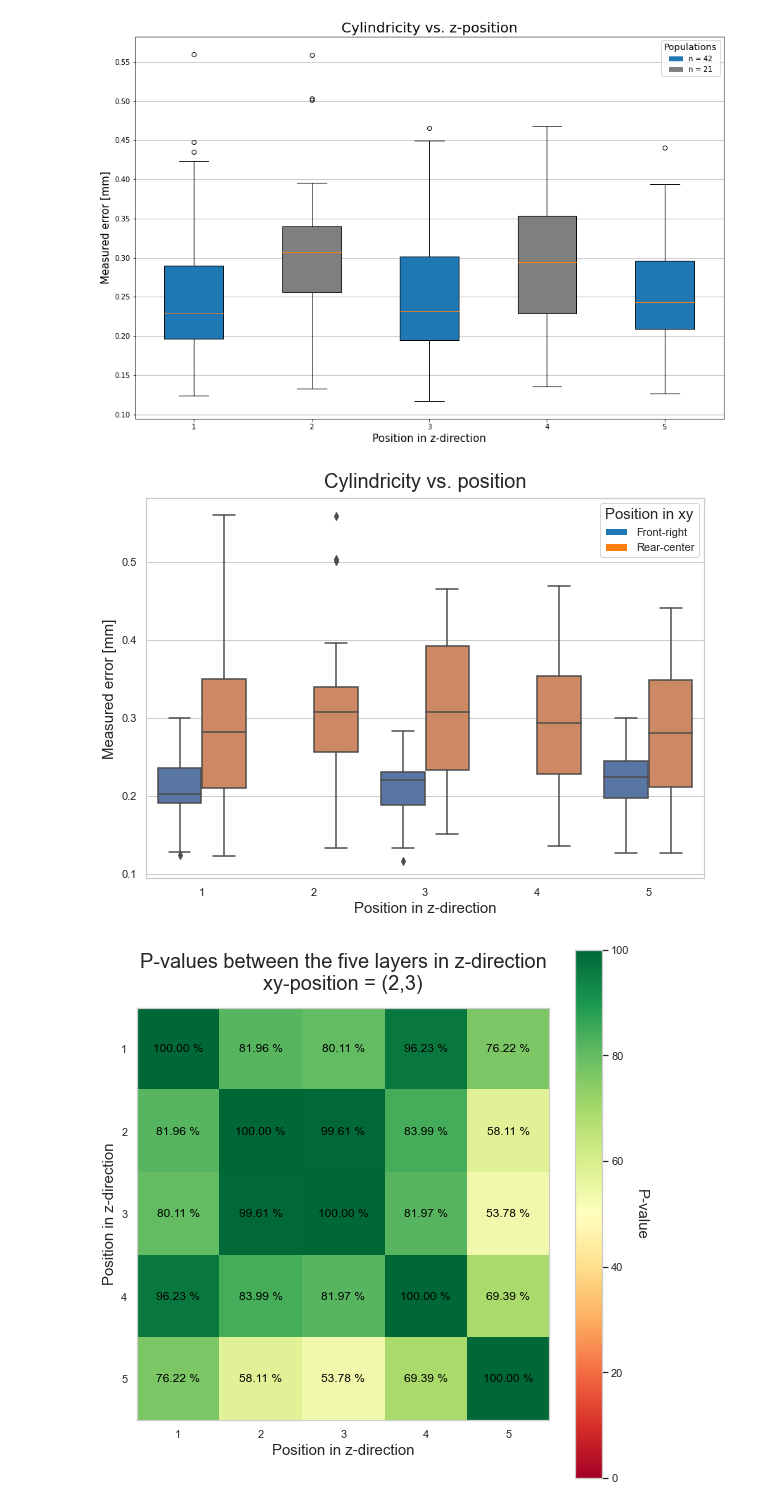
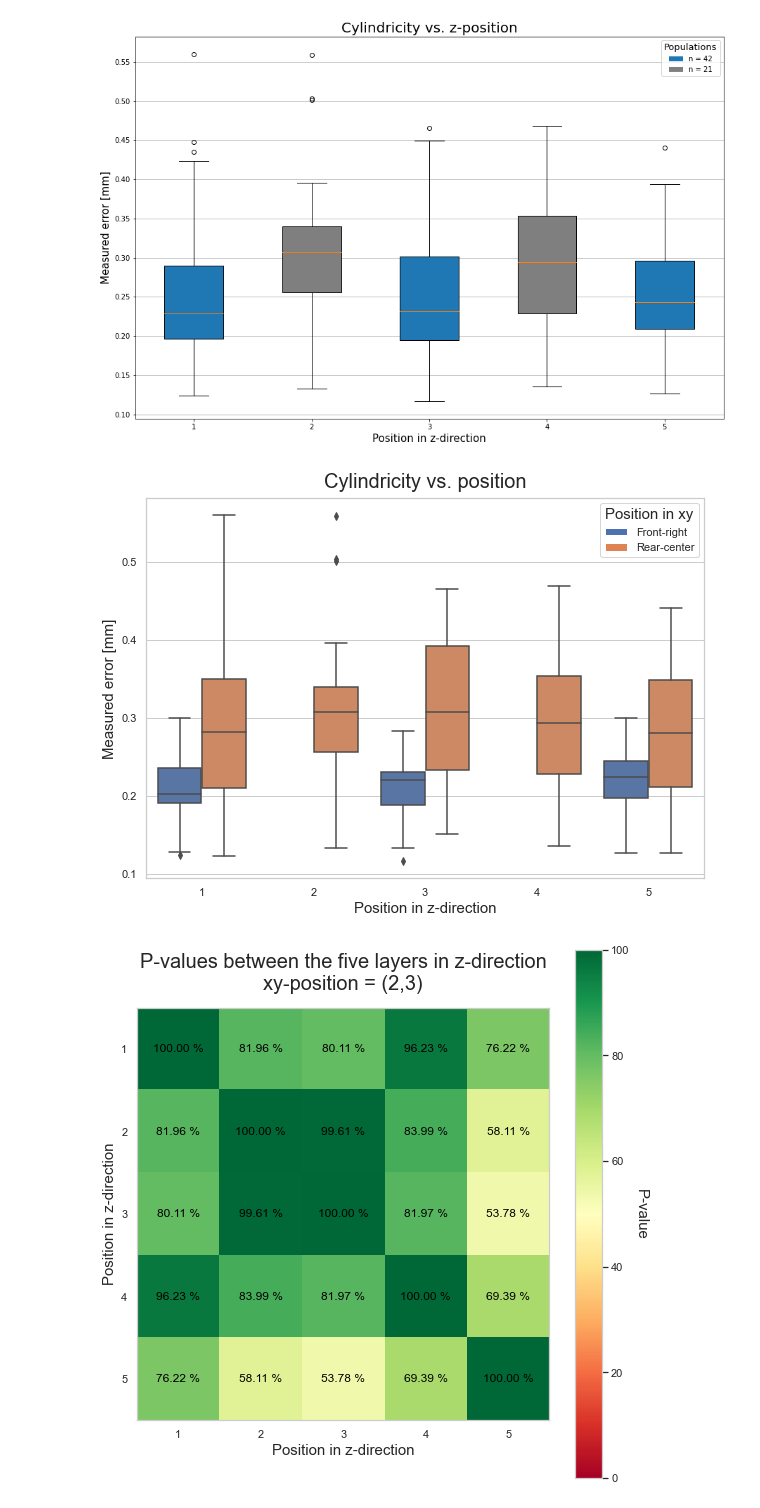
Before and after one commit to TheThorb/Leirmo_Exp1_Publication1, a Jupyter notebook: Z-direction_variations.ipynb, the cells around one changed output. Drawn from its saved outputs; the diff is of its cells as text; code cells hidden in the pictures.

Commit message:
Create plots
Created two plots for scientific paper and performed some minor analyses, e.g. on correlation. Fixed some minor discrepencies in old code.

```diff
--- a/Z-direction_variations.ipynb
+++ b/Z-direction_variations.ipynb
@@ -240,36 +242,36 @@ df = df[['error', 'z_pos', 'y_pos']]
 
 ## Plot data using seaborn module
 # Define colors
-colors = sns.color_palette(palette=None, n_colors=2)
+colors = sns.color_palette()
 sns.set_theme(style="whitegrid")
 
 # Define the figure
 fig = plt.figure(figsize=(10,7))
 
 # Create boxplot
 ax = sns.boxplot(data=df, x="z_pos", y="error", hue="y_pos", palette=None)
 
 # Set plot title
 ax.set_title("Cylindricity vs. position", fontsize=20, pad=10)
 
 # Label the axes
 ax.set_xlabel('Position in z-direction', fontsize=15)
 ax.set_ylabel('Measured error [mm]', fontsize=15)
 
 
 ## Configure legend
 # Define legend elements
 legend_elements = [Patch(facecolor=colors[0], label='Front-right'),
                    Patch(facecolor=colors[1], label='Rear-center')]
 
 # Define legend with title and elements
 ax.legend(title='Position in xy', title_fontsize=15, handles=legend_elements)
 
 
 ## Display plot
 plt.show()
 # %% [output]
-[figure, old version]
+[figure, new version]
 # %%
 """
 Conduct T-test between all combinations of z-layers.
```
Also changed, not shown: parts of 15 cells of this notebook.
